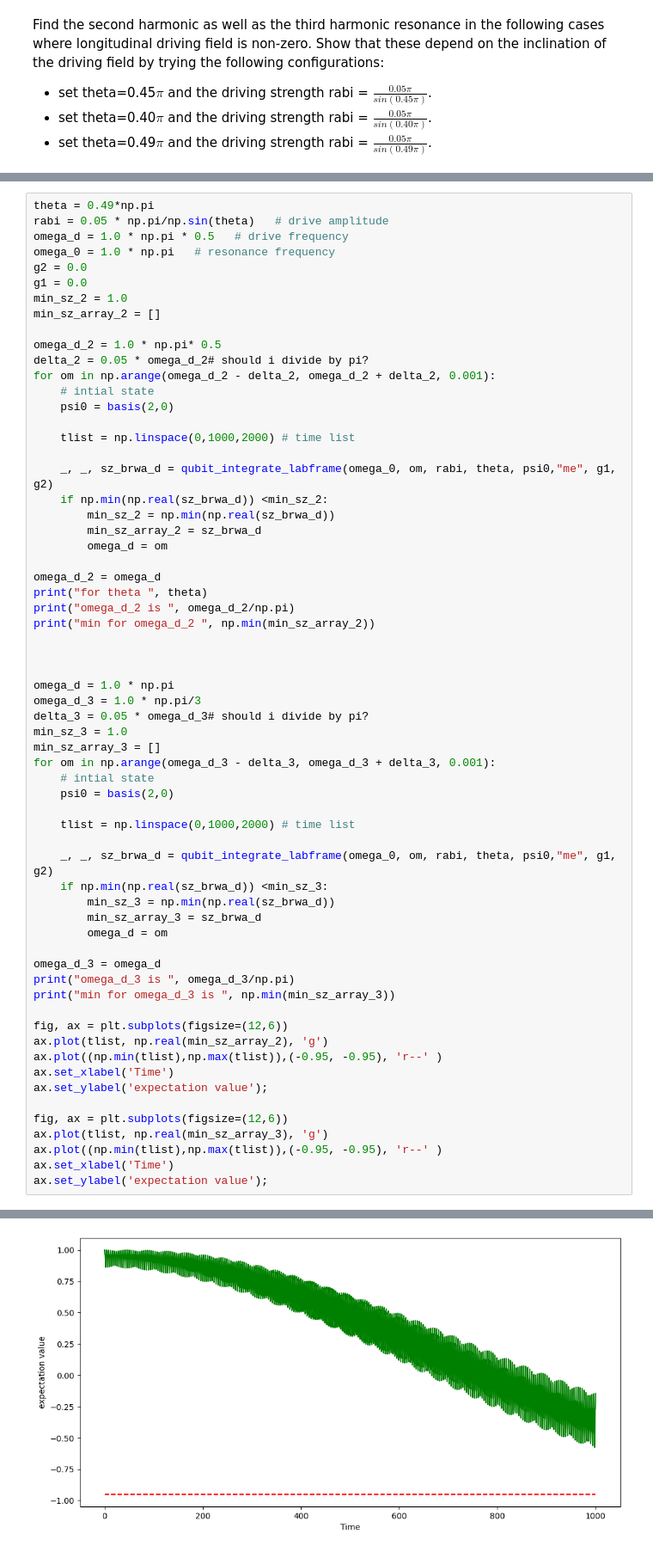
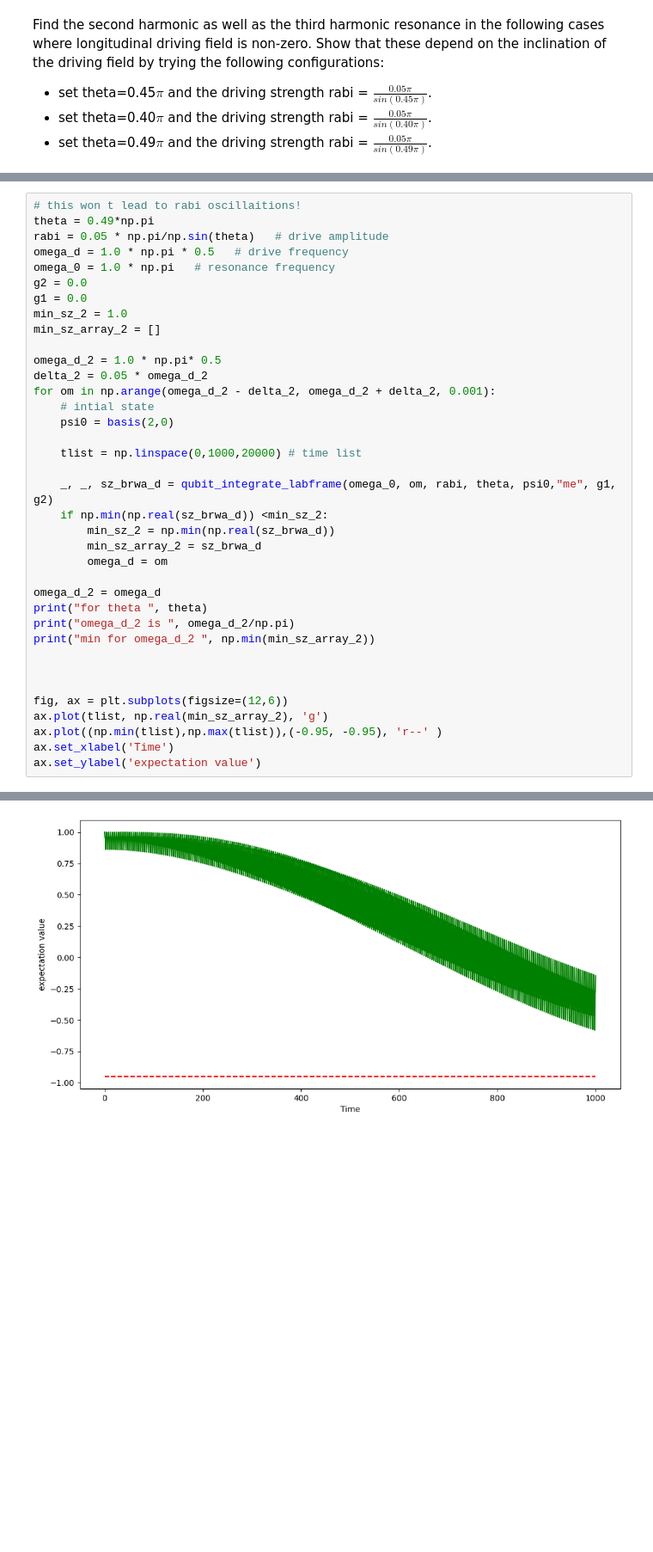
Before and after one commit to lchladek/subharmonic-resonances, a Jupyter notebook: transversal_vs_nonotransversal.ipynb, the cells around one changed output, grey strips where cells are left out. Shown at 86% size. Cells and saved outputs as stored; diff of their text form; blank space fills up the shorter version.

Commit message:
Almost done with the experiments, still need to fine tune 2nd harmonic in theta 0.49

```diff
--- a/transversal_vs_nonotransversal.ipynb
+++ b/transversal_vs_nonotransversal.ipynb
@@ -336,4 +394,5 @@ omega for d_3 is  0.7882391161541317
 # %%
+# this won t lead to rabi oscillaitions!
 theta = 0.49*np.pi
 rabi = 0.05 * np.pi/np.sin(theta)   # drive amplitude
 omega_d = 1.0 * np.pi * 0.5   # drive frequency
@@ -344,12 +403,12 @@ min_sz_2 = 1.0
 min_sz_array_2 = []
 
 omega_d_2 = 1.0 * np.pi* 0.5
-delta_2 = 0.05 * omega_d_2# should i divide by pi?
+delta_2 = 0.05 * omega_d_2
 for om in np.arange(omega_d_2 - delta_2, omega_d_2 + delta_2, 0.001):
     # intial state
     psi0 = basis(2,0)
 
-    tlist = np.linspace(0,1000,2000) # time list
+    tlist = np.linspace(0,1000,20000) # time list
 
     _, _, sz_brwa_d = qubit_integrate_labframe(omega_0, om, rabi, theta, psi0,"me", g1, g2)
     if np.min(np.real(sz_brwa_d)) <min_sz_2:
@@ -364,38 +423,11 @@ print("min for omega_d_2 ", np.min(min_sz_array_2))
 
 
 
-omega_d = 1.0 * np.pi
-omega_d_3 = 1.0 * np.pi/3
-delta_3 = 0.05 * omega_d_3# should i divide by pi?
-min_sz_3 = 1.0
-min_sz_array_3 = []
-for om in np.arange(omega_d_3 - delta_3, omega_d_3 + delta_3, 0.001):
-    # intial state
-    psi0 = basis(2,0)
-
-    tlist = np.linspace(0,1000,2000) # time list
-
-    _, _, sz_brwa_d = qubit_integrate_labframe(omega_0, om, rabi, theta, psi0,"me", g1, g2)
-    if np.min(np.real(sz_brwa_d)) <min_sz_3:
-        min_sz_3 = np.min(np.real(sz_brwa_d))
-        min_sz_array_3 = sz_brwa_d
-        omega_d = om
-
-omega_d_3 = omega_d
-print("omega_d_3 is ", omega_d_3/np.pi)
-print("min for omega_d_3 is ", np.min(min_sz_array_3))
-
 fig, ax = plt.subplots(figsize=(12,6))
 ax.plot(tlist, np.real(min_sz_array_2), 'g')
 ax.plot((np.min(tlist),np.max(tlist)),(-0.95, -0.95), 'r--' )
 ax.set_xlabel('Time')
-ax.set_ylabel('expectation value');
-
-fig, ax = plt.subplots(figsize=(12,6))
-ax.plot(tlist, np.real(min_sz_array_3), 'g')
-ax.plot((np.min(tlist),np.max(tlist)),(-0.95, -0.95), 'r--' )
-ax.set_xlabel('Time')
-ax.set_ylabel('expectation value');
+ax.set_ylabel('expectation value')
 # %% [output]
 for theta  1.5393804002589986
 omega_d_2 is  0.5068309886183756
@@ -405 +436 @@ omega for d_3 is  -0.2693756312130406
-[figure, old version]
+[figure, new version]
```
Also changed, not shown: parts of 23 cells of this notebook.
